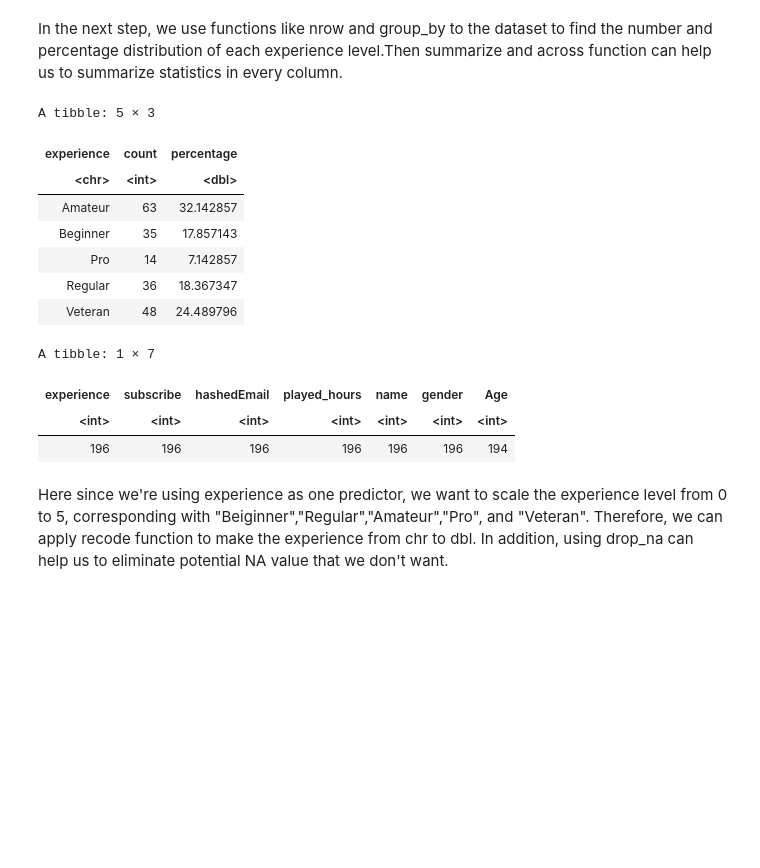
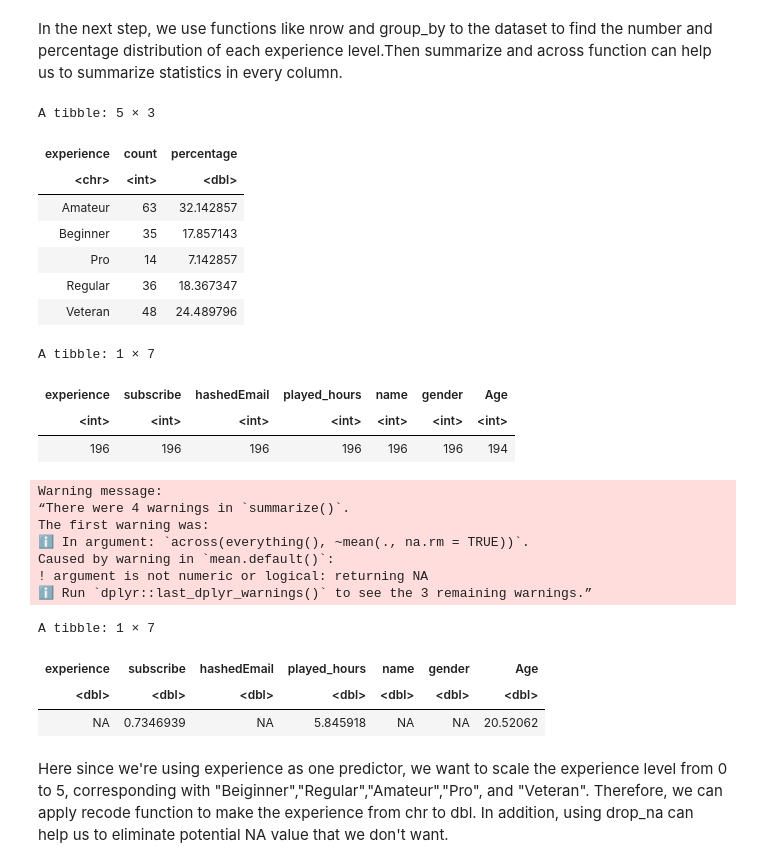
Before and after one commit to amberer60s/DSCI-100---Group-Project, a Jupyter notebook: Data Sciene Project (Final).ipynb, the cells around one changed output. Drawn from its saved outputs; the diff is of its cells as text; code cells hidden in the pictures; blank space fills up the shorter version.

```diff
--- a/Data Sciene Project (Final).ipynb
+++ b/Data Sciene Project (Final).ipynb
@@ -6,7 +6,7 @@ library(repr)
 library(tidymodels)
 options(repr.matrix.rows = 6)
 # %%
-players_data <-read_csv("players (1).csv")
+players_data <-read_csv("https://raw.githubusercontent.com/amberer60s/DSCI-100---Group-Project/refs/heads/main/players%20(1).csv")
 print(players_data)
 # %% [output]
 Rows: 196 Columns: 7
@@ -79,29 +79,45 @@ In the next step, we use functions like nrow and group_by to the dataset to find
 # %%
 num_obs <- nrow(players_data)
 players_data |>
   group_by(experience) |>
   summarize(
     count = n(),
     percentage = n() / num_obs * 100
   )
 
 #reports the number of observations in each variable
 num_observations <- players_data |>
   summarise(across(everything(), ~sum(!is.na(.))))
 num_observations
+
+#reports the mean values for all numberic columns
+means <- players_data |>
+    summarize(across(everything(), ~mean(., na.rm = TRUE)))
+means
 # %% [output]
 A tibble: 5 × 3
 | experience | count | percentage |
 | <chr> | <int> | <dbl> |
 | Amateur | 63 | 32.142857 |
 | Beginner | 35 | 17.857143 |
 | Pro | 14 | 7.142857 |
 | Regular | 36 | 18.367347 |
 | Veteran | 48 | 24.489796 |
 A tibble: 1 × 7
 | experience | subscribe | hashedEmail | played_hours | name | gender | Age |
 | <int> | <int> | <int> | <int> | <int> | <int> | <int> |
 | 196 | 196 | 196 | 196 | 196 | 196 | 194 |
+Warning message:
+“There were 4 warnings in `summarize()`.
+The first warning was:
+ℹ In argument: `across(everything(), ~mean(., na.rm = TRUE))`.
+Caused by warning in `mean.default()`:
+! argument is not numeric or logical: returning NA
+ℹ Run `dplyr::last_dplyr_warnings()` to see the 3 remaining warnings.”
+A tibble: 1 × 7
+| experience | subscribe | hashedEmail | played_hours | name | gender | Age |
+| <dbl> | <dbl> | <dbl> | <dbl> | <dbl> | <dbl> | <dbl> |
+| NA | 0.7346939 | NA | 5.845918 | NA | NA | 20.52062 |
 # %% [markdown]
 Here since we're using experience as one predictor, we want to scale the experience level from 0 to 5, corresponding with "Beiginner","Regular","Amateur","Pro", and "Veteran". Therefore, we can apply recode function to make the experience from chr to dbl. In addition, using drop_na can help us to eliminate potential NA value that we don't want.
 # %%
```
Also changed, not shown: parts of 2 cells of this notebook.
